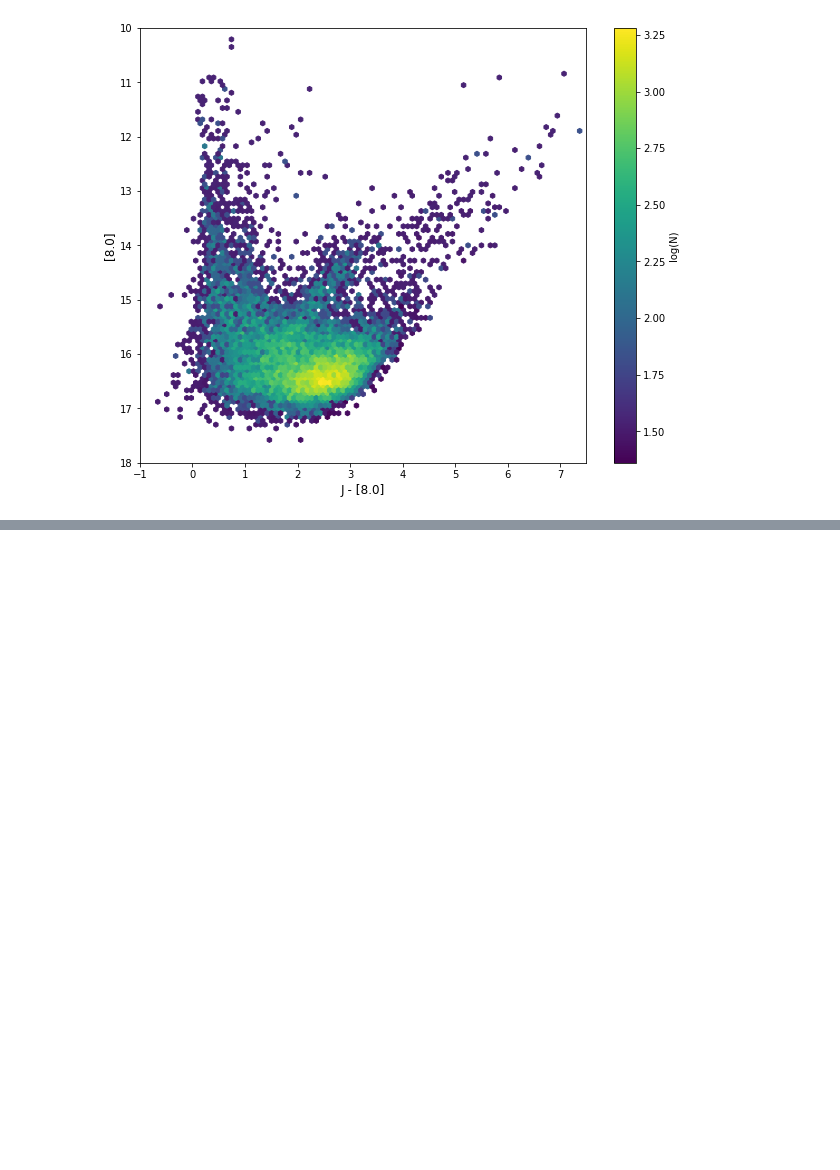
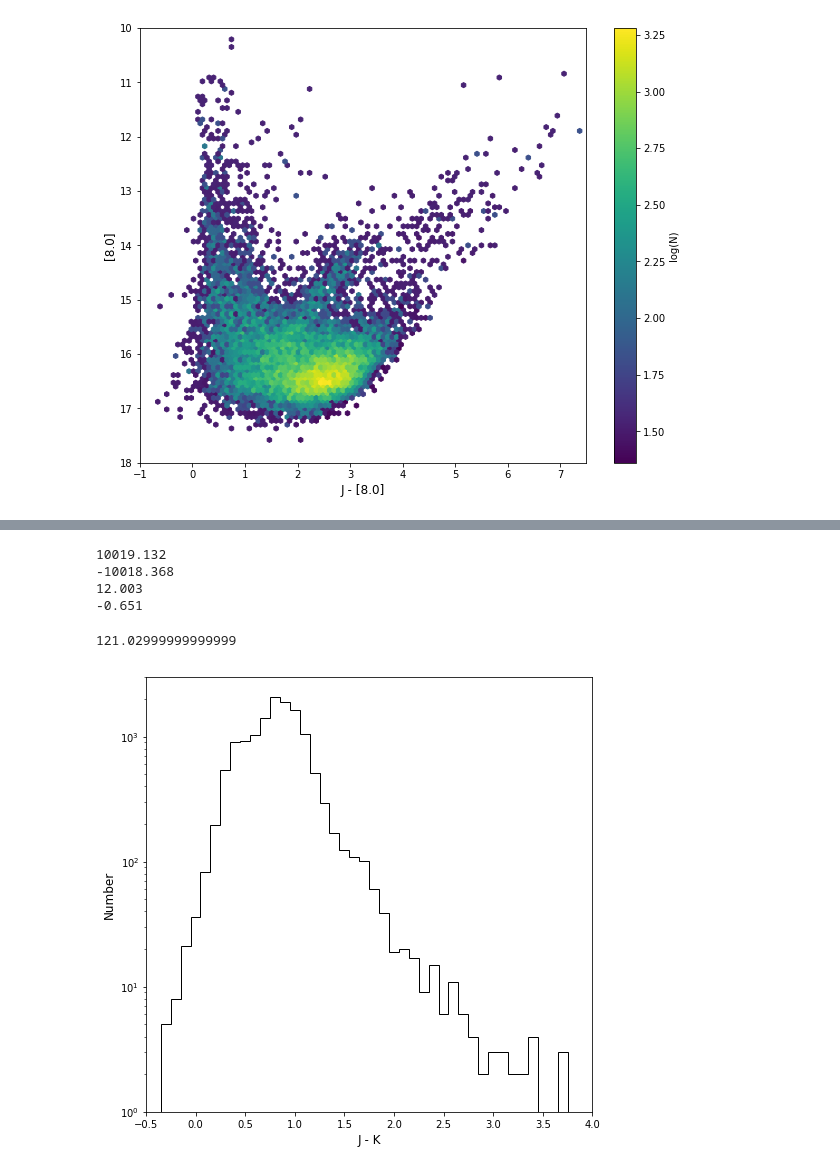
Before and after one commit to alechirschauer/NGC6822, a Jupyter notebook: CMD_24Sep2018.ipynb, the cells around one changed output, grey strips where cells are left out. Drawn from its saved outputs; the diff is of its cells as text; code cells hidden in the pictures; blank space fills up the shorter version.

```diff
--- a/CMD_24Sep2018.ipynb
+++ b/CMD_24Sep2018.ipynb
@@ -241,0 +225,40 @@ plt.close()
+# %%
+# The histogram made in Cell 12 uses the supposedly "filtered" dataset,
+# but clearly this procedure hasn't worked the way it is supposed to,
+# as I still get maximum/minimum values = +/- 10,000, while the filtering
+# was expected to remove anything outside of the range -500 to +500.
+#
+# Here I print the max/min for the "filtered", then the manually-filtered data.
+#
+print max(filter_phot_data.jMINUSk)
+print min(filter_phot_data.jMINUSk)
+print max(jMINUSkDATA.jMINUSk)
+print min(jMINUSkDATA.jMINUSk)
+#
+# Next up is the same histogram, but using the actually (manually) filtered
+# data imported in Cell 6.
+# %% [output]
+10019.132
+-10018.368
+12.003
+-0.651
+# %%
+# J-K
+# histogram
+#
+binwidth = 0.1
+bin_number = (max(np.array(jMINUSkDATA.jMINUSk))+binwidth)/binwidth
+print bin_number
+#
+fig = plt.figure(figsize = (8,8))
+plt.hist(np.array(jMINUSkDATA.jMINUSk), bins=np.arange(min(np.array(jMINUSkDATA.jMINUSk)), max(np.array(jMINUSkDATA.jMINUSk)) + binwidth, binwidth), histtype='step', color='black')
+plt.yscale('log', nonposy='clip')
+plt.xlim(-0.5, 4.0)
+plt.ylim(0.0, 3000.0)
+plt.xlabel('J - K', size=12)
+plt.ylabel('Number', size=12)
+plt.show()
+plt.close()
+# %% [output]
+121.02999999999999
+[figure, added]
```
Also changed, not shown: parts of 2 cells of this notebook.
